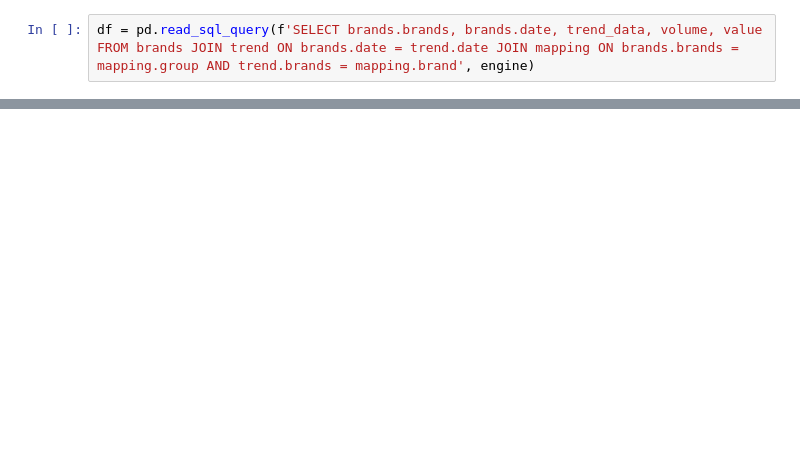
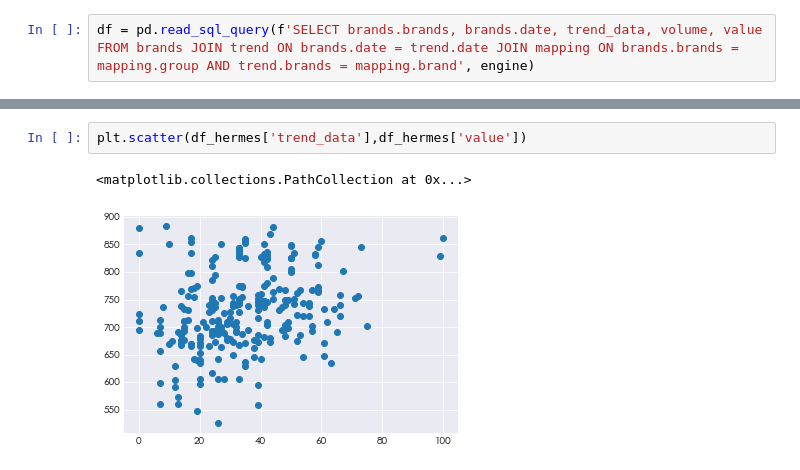
Before and after one commit to Julielebousse/luxury_brand_trends, a Jupyter notebook: Daily trend vs Stock market listing.ipynb, the cells around one changed output, grey strips where cells are left out. Cells and saved outputs as stored; diff of their text form; blank space fills up the shorter version.

```diff
--- a/Daily trend vs Stock market listing.ipynb
+++ b/Daily trend vs Stock market listing.ipynb
@@ -171,0 +202,5 @@ df
+# %%
+plt.scatter(df_hermes['trend_data'],df_hermes['value'])
+# %% [output]
+<matplotlib.collections.PathCollection at 0x...>
+[figure, added]
```
Also changed, not shown: parts of 22 cells of this notebook.
